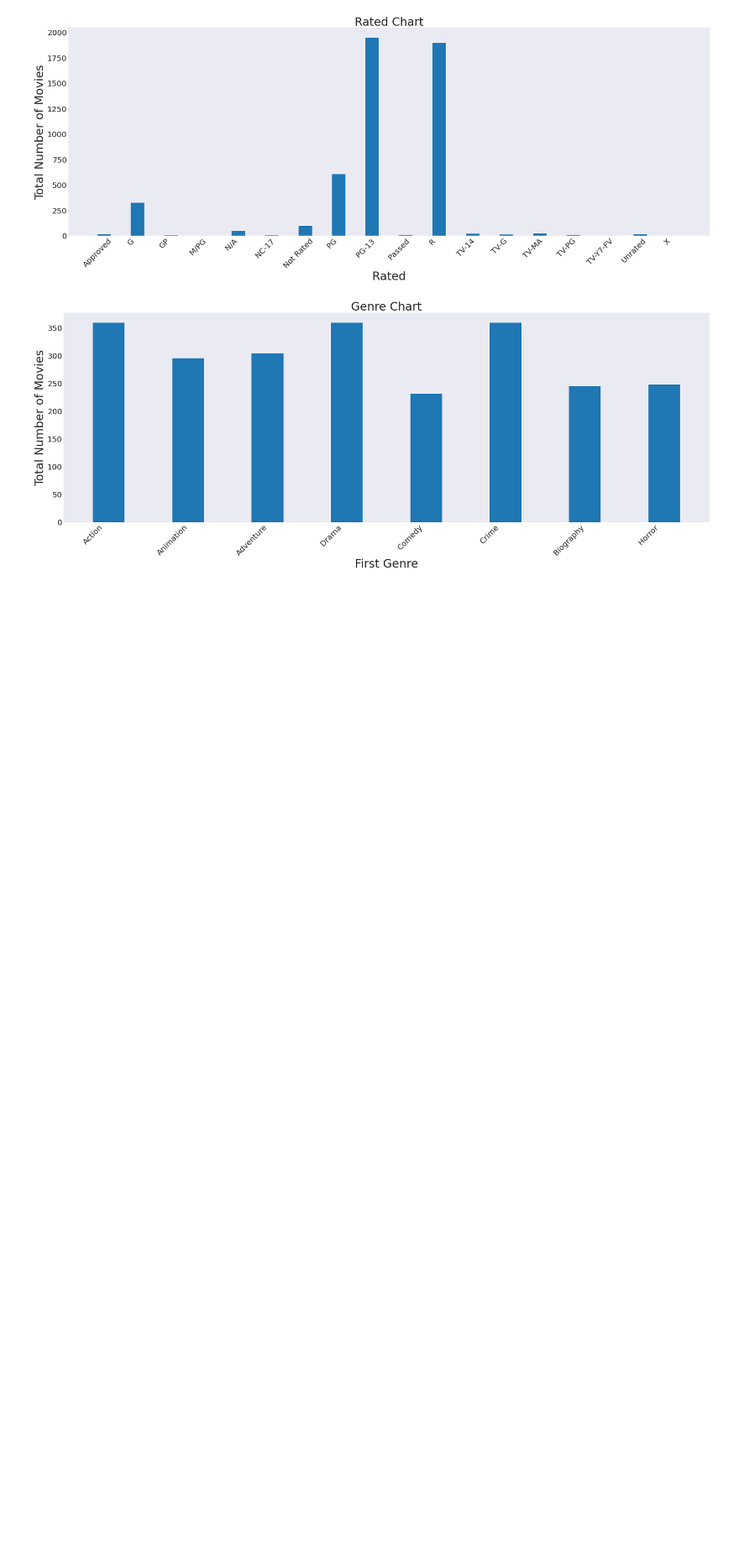
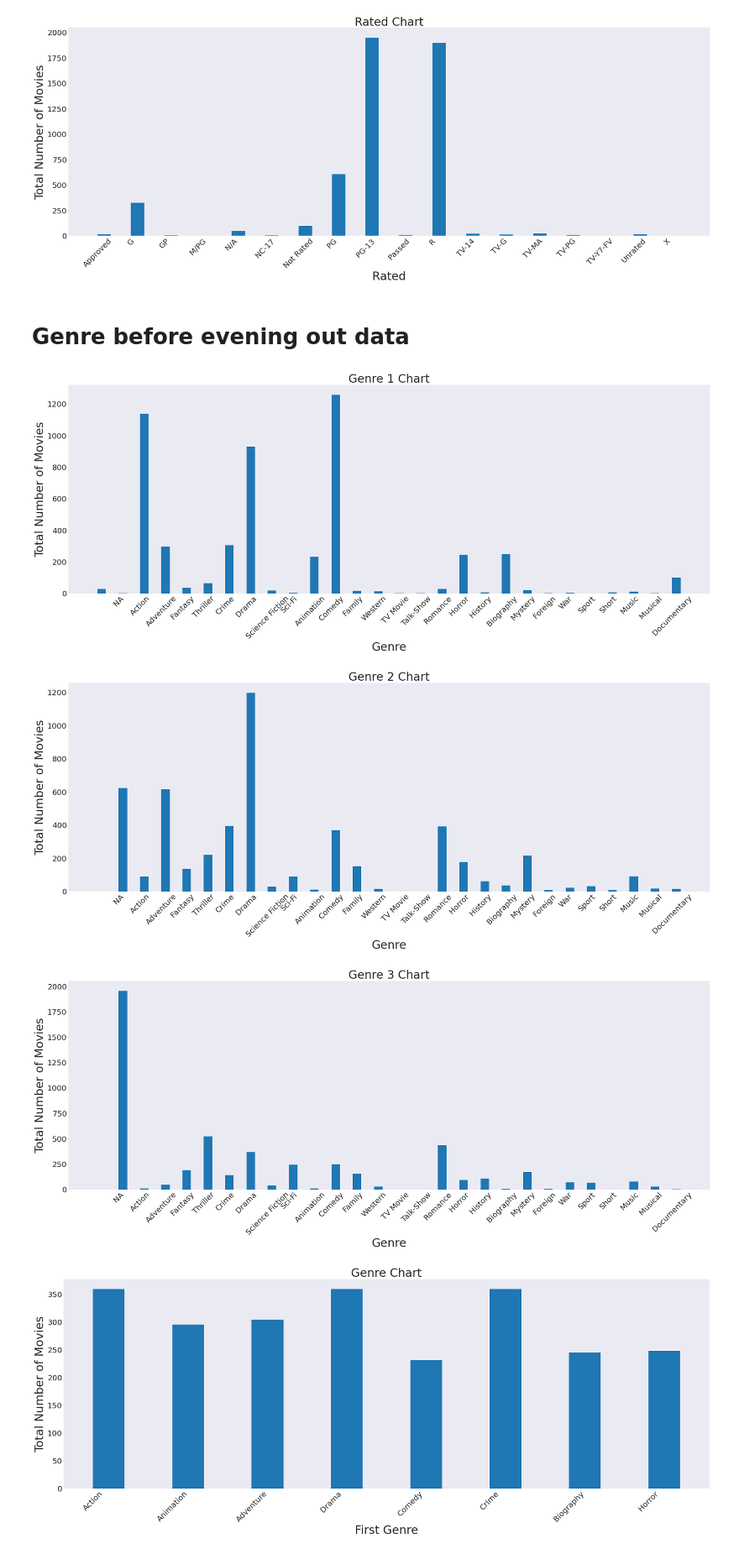
Before and after one commit to tbech12/CPSC322-Final-Project, a Jupyter notebook: project.ipynb, the cells around one changed output. Shown: that part at 84% size. Cells and saved outputs as stored; diff of their text form; code cells hidden in the pictures; blank space fills up the shorter version.

```diff
--- a/project.ipynb
+++ b/project.ipynb
@@ -63,6 +65,24 @@ values, counts = utils.get_frequencies(movie_table.data, movie_table.column_name
 plot_utils.bar_chart(values, counts, "Rated Chart", "Rated", "Total Number of Movies")
 # %% [output]
 [figure]
+# %% [markdown]
+# Genre before evening out data
+# %%
+importlib.reload(mysklearn.mypytable)
+importlib.reload(mysklearn.myutils)
+importlib.reload(mysklearn.myclassifiers)
+genre_1, genre_2, genre_3 = myutils.seperate_genre(movie_table.get_column("genres"))
+
+counts, values = myutils.get_genre_count(genre_1, False)
+plot_utils.bar_chart(values, counts, "Genre 1 Chart", "Genre", "Total Number of Movies")
+counts, values = myutils.get_genre_count(genre_2, False)
+plot_utils.bar_chart(values, counts, "Genre 2 Chart", "Genre", "Total Number of Movies")
+counts, values = myutils.get_genre_count(genre_3, False)
+plot_utils.bar_chart(values, counts, "Genre 3 Chart", "Genre", "Total Number of Movies")
+# %% [output]
+[figure, added]
+[figure, added]
+[figure, added]
 # %%
 importlib.reload(mysklearn.mypytable)
 importlib.reload(mysklearn.myutils)
```
Also changed, not shown: parts of 7 cells of this notebook, 8 other files.
